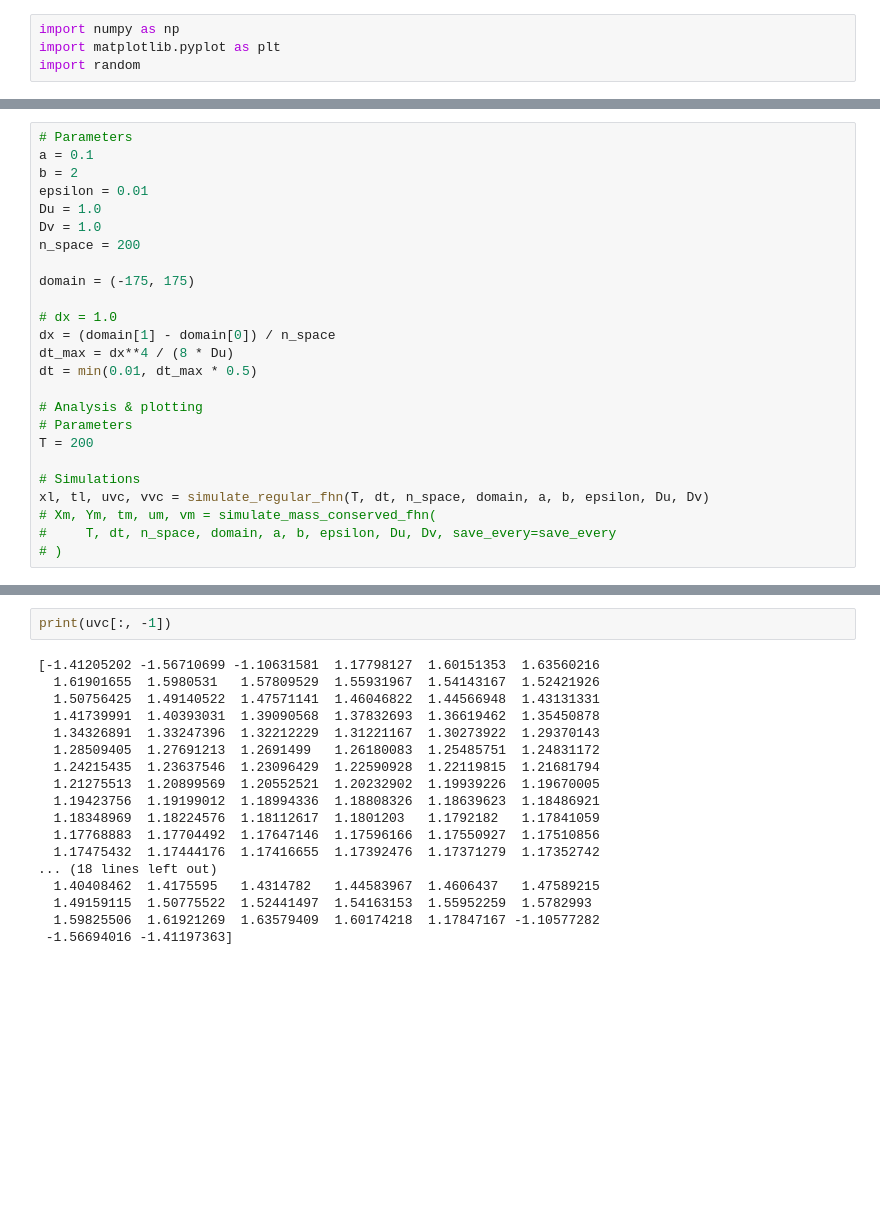
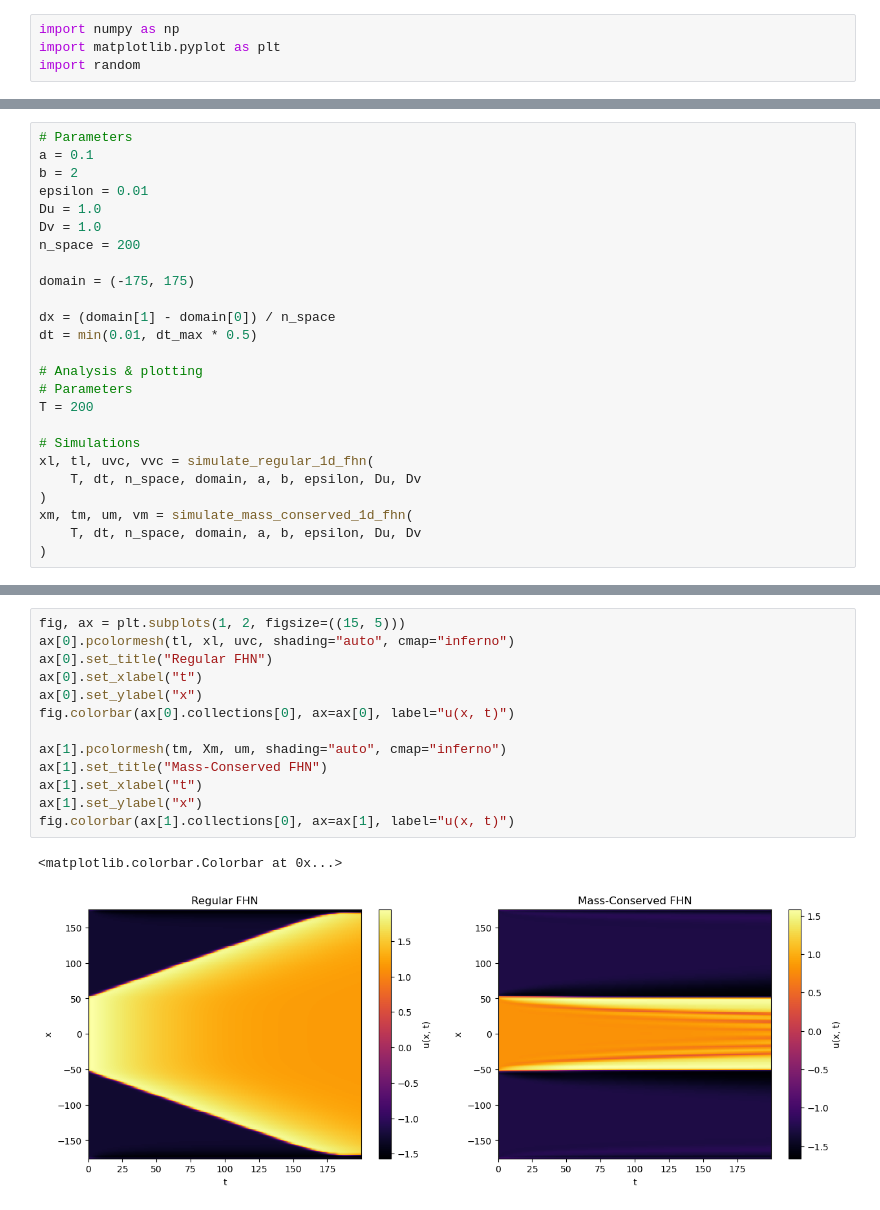
Before and after one commit to RedaElassooudi/Dynamics-and-Waves-in-Regular-vs.-Mass-Conserved-FitzHugh-Nagumo-Systems, a Jupyter notebook: code/fhn_model1d.ipynb, the cells around one changed output, grey strips where cells are left out. Cells and saved outputs as stored; diff of their text form; blank space fills up the shorter version.

```diff
--- a/code/fhn_model1d.ipynb
+++ b/code/fhn_model1d.ipynb
@@ -104,9 +104,7 @@ n_space = 200
 
 domain = (-175, 175)
 
-# dx = 1.0
 dx = (domain[1] - domain[0]) / n_space
-dt_max = dx**4 / (8 * Du)
 dt = min(0.01, dt_max * 0.5)
 
 # Analysis & plotting
@@ -114,7 +112,9 @@ dt = min(0.01, dt_max * 0.5)
 T = 200
 
 # Simulations
-xl, tl, uvc, vvc = simulate_regular_fhn(T, dt, n_space, domain, a, b, epsilon, Du, Dv)
-# Xm, Ym, tm, um, vm = simulate_mass_conserved_fhn(
-#     T, dt, n_space, domain, a, b, epsilon, Du, Dv, save_every=save_every
-# )
+xl, tl, uvc, vvc = simulate_regular_1d_fhn(
+    T, dt, n_space, domain, a, b, epsilon, Du, Dv
+)
+xm, tm, um, vm = simulate_mass_conserved_1d_fhn(
+    T, dt, n_space, domain, a, b, epsilon, Du, Dv
+)
@@ -133,20 +121,16 @@ plt.show()
-# %%
-print(uvc[:, -1])
-# %% [output]
-[-1.41205202 -1.56710699 -1.10631581  1.17798127  1.60151353  1.63560216
-  1.61901655  1.5980531   1.57809529  1.55931967  1.54143167  1.52421926
-  1.50756425  1.49140522  1.47571141  1.46046822  1.44566948  1.43131331
-  1.41739991  1.40393031  1.39090568  1.37832693  1.36619462  1.35450878
-  1.34326891  1.33247396  1.32212229  1.31221167  1.30273922  1.29370143
-  1.28509405  1.27691213  1.2691499   1.26180083  1.25485751  1.24831172
-  1.24215435  1.23637546  1.23096429  1.22590928  1.22119815  1.21681794
-  1.21275513  1.20899569  1.20552521  1.20232902  1.19939226  1.19670005
-  1.19423756  1.19199012  1.18994336  1.18808326  1.18639623  1.18486921
-  1.18348969  1.18224576  1.18112617  1.1801203   1.1792182   1.17841059
-  1.17768883  1.17704492  1.17647146  1.17596166  1.17550927  1.17510856
-  1.17475432  1.17444176  1.17416655  1.17392476  1.17371279  1.17352742
-... (18 lines left out)
-  1.40408462  1.4175595   1.4314782   1.44583967  1.4606437   1.47589215
-  1.49159115  1.50775522  1.52441497  1.54163153  1.55952259  1.5782993
-  1.59825506  1.61921269  1.63579409  1.60174218  1.17847167 -1.10577282
- -1.56694016 -1.41197363]
+# %%
+fig, ax = plt.subplots(1, 2, figsize=((15, 5)))
+ax[0].pcolormesh(tl, xl, uvc, shading="auto", cmap="inferno")
+ax[0].set_title("Regular FHN")
+ax[0].set_xlabel("t")
+ax[0].set_ylabel("x")
+fig.colorbar(ax[0].collections[0], ax=ax[0], label="u(x, t)")
+
+ax[1].pcolormesh(tm, Xm, um, shading="auto", cmap="inferno")
+ax[1].set_title("Mass-Conserved FHN")
+ax[1].set_xlabel("t")
+ax[1].set_ylabel("x")
+fig.colorbar(ax[1].collections[0], ax=ax[1], label="u(x, t)")
+# %% [output]
+<matplotlib.colorbar.Colorbar at 0x...>
+[figure, added]
```
Also changed, not shown: parts of 2 cells of this notebook.
